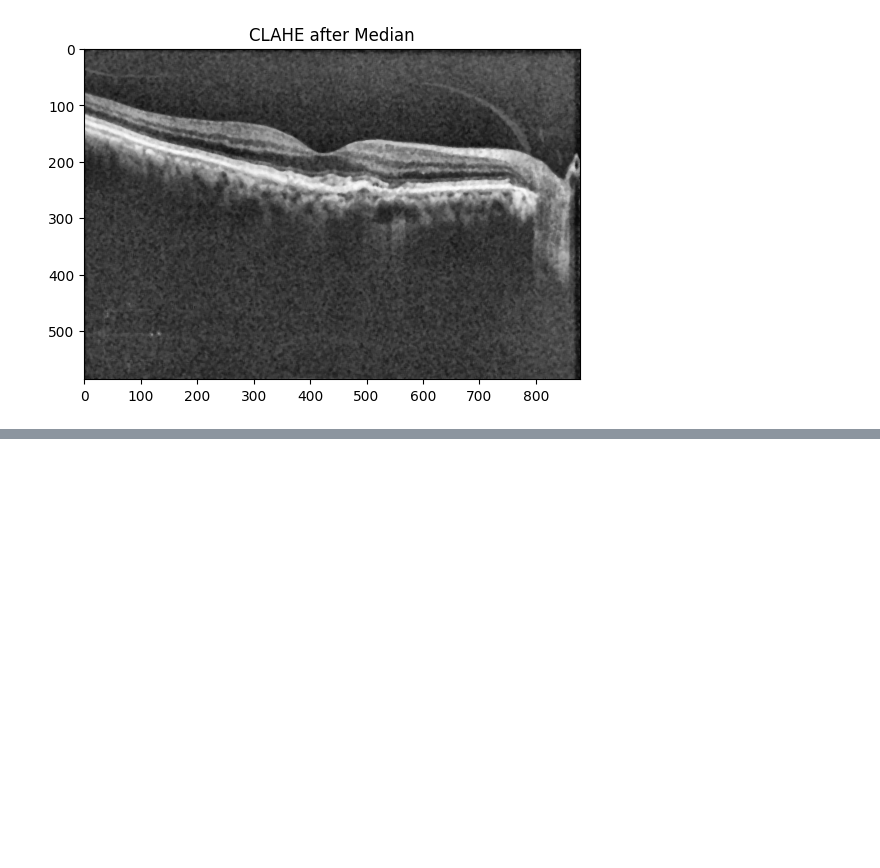
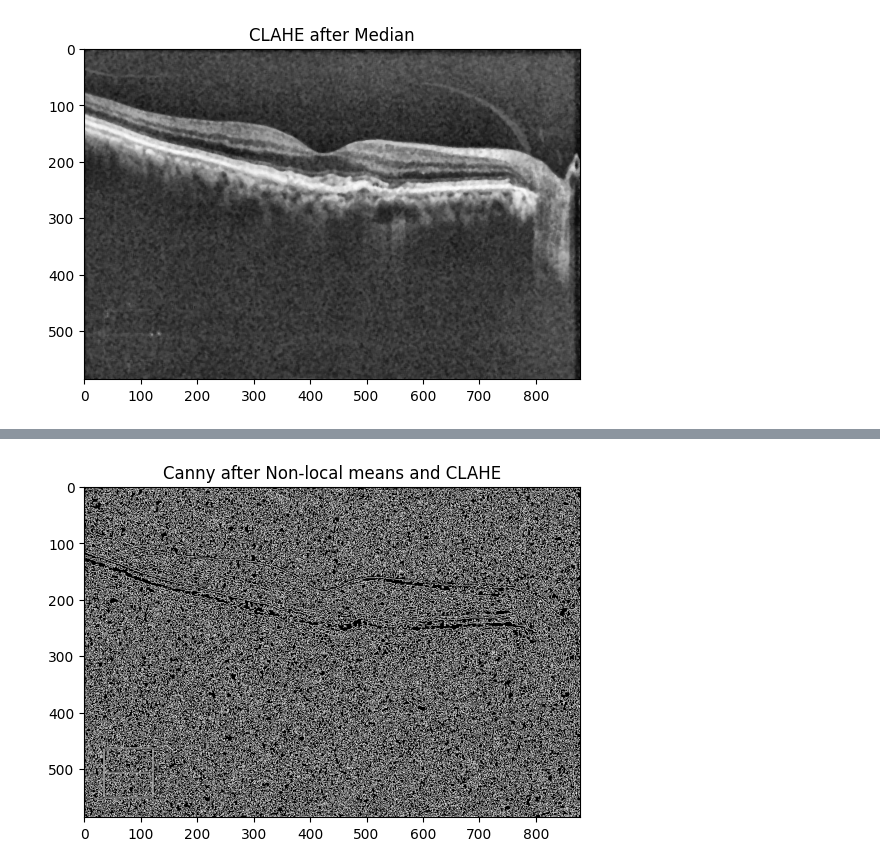
Before and after one commit to KogenNobori/ML-OCT, a Jupyter notebook: Denoising_contrast_enhancement.ipynb, the cells around one changed output, grey strips where cells are left out. Drawn from its saved outputs; the diff is of its cells as text; code cells hidden in the pictures; blank space fills up the shorter version.

```diff
--- a/Denoising_contrast_enhancement.ipynb
+++ b/Denoising_contrast_enhancement.ipynb
@@ -142,0 +171,8 @@ plt.show()
+# %%
+#Non-local means>CLAHE>Canny
+edge_cl_Nl = cv2.Canny(cl2, 60, 200)
+plt.imshow(edge_cl_Nl, cmap="gray")
+plt.title("Canny after Non-local means and CLAHE")
+plt.show()
+# %% [output]
+[figure, added]
```
Also changed, not shown: parts of 6 cells of this notebook.
